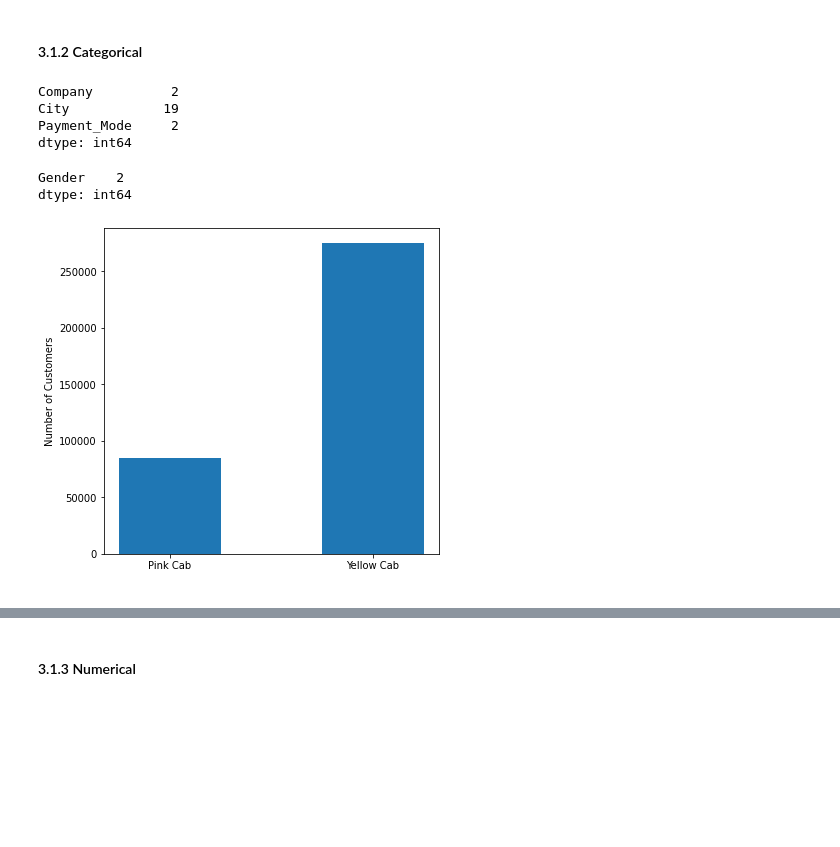
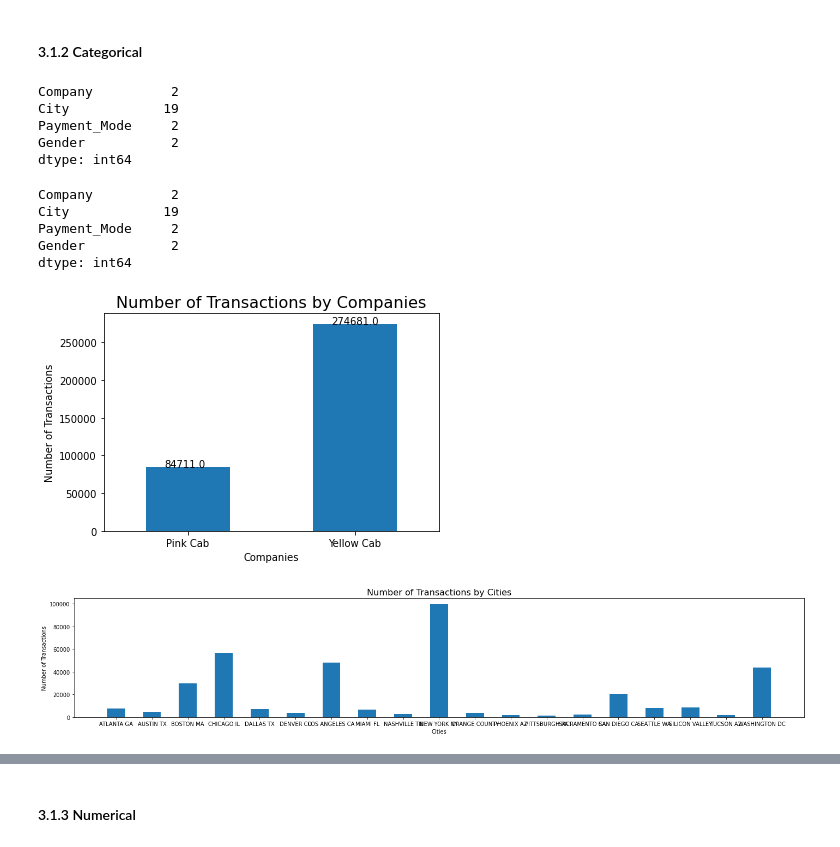
Before and after one commit to DataGlacier/VC, a Jupyter notebook: week2/W2_cab_investment_case_EDA.ipynb, the cells around one changed output, grey strips where cells are left out. Cells and saved outputs as stored; diff of their text form; code cells hidden in the pictures; blank space fills up the shorter version.

```diff
--- a/week2/W2_cab_investment_case_EDA.ipynb
+++ b/week2/W2_cab_investment_case_EDA.ipynb
@@ -144,10 +146,16 @@ Population    object
 Users         object
 dtype: object
 # %%
+# transform the text of numbers to numeric
 for i in df_city['Population']:
   df_city['Population'] = df_city['Population'].replace(',', '', regex=True)
   df_city['Population'] = pd.to_numeric(df_city['Population'])
 
-df_city.head()
+for i in df_city['Users']:
+  df_city['Users'] = df_city['Users'].replace(',', '', regex=True)
+  df_city['Users'] = pd.to_numeric(df_city['Users'])
+
+df_city = df_city.sort_values(by=['Population', 'Users'], ascending=False)
+df_city
 # %% [output]
 |  | City | Population | Users |
@@ -199,7 +205,8 @@ df.head()
 | 3 | 10000014 | 2016-01-07 | Pink Cab | ATLANTA GA | 33.17 | 377.40 | 351.602 | ... |
 | 4 | 10000015 | 2016-01-03 | Pink Cab | ATLANTA GA | 8.73 | 114.62 | 97.776 | ... |
 # %%
-df['Net Margin %'] = (df['Price Charged'] - df['Cost of Trip'])/df['Price Charged']*100
+#df['Net Margin %'] = (df['Price Charged'] - df['Cost of Trip'])/df['Price Charged']*100
+df['Profit'] = df['Price Charged'] - df['Cost of Trip']
 df.head()
 # %% [output]
 |  | Transaction ID | Date of Travel | Company | City | KM Travelled | Price Charged | Cost of Trip | ... |
@@ -208,3 +215,6 @@ df.head()
 | 2 | 10000013 | 2016-01-02 | Pink Cab | ATLANTA GA | 9.04 | 125.20 | 97.632 | ... |
 | 3 | 10000014 | 2016-01-07 | Pink Cab | ATLANTA GA | 33.17 | 377.40 | 351.602 | ... |
 | 4 | 10000015 | 2016-01-03 | Pink Cab | ATLANTA GA | 8.73 | 114.62 | 97.776 | ... |
+# %%
+df['Profit per KM'] = df['Profit']/df['KM Travelled']
+df.head()
@@ -280,27 +330,51 @@ dtype: int64
 # %% [markdown]
 #### 3.1.2 Categorical
 # %%
-# cardinality
-df[['Company', 'City', 'Payment_Mode']].nunique()
+# Cardinality
+df[['Company', 'City', 'Payment_Mode', 'Gender']].nunique()
 # %% [output]
 Company          2
 City            19
 Payment_Mode     2
+Gender           2
 dtype: int64
-# %%
-# cardinality
-df_dedupe[['Gender']].nunique()
-# %% [output]
-Gender    2
-dtype: int64
+# %%
+df_dedupe2[['Company', 'City', 'Payment_Mode', 'Gender']].nunique()
+# %% [output]
+Company          2
+City            19
+Payment_Mode     2
+Gender           2
+dtype: int64
+# %%
+# Unique Counts
+
+# 1.1 Number of Transactions by Companies
+plt.figure(figsize=(6,4))
+#bins = np.arange(3)-0.5
+bins = 2
+arr = plt.hist(df['Company'], bins, rwidth=.5)
+
+for i in range(bins):
+    plt.text(arr[1][i]+0.18,arr[0][i],str(arr[0][i]))
+
+plt.ylabel("Number of Transactions")
+plt.xlabel("Companies")
+plt.xticks([0.25, 0.75], ['Pink Cab', 'Yellow Cab'])
+plt.xlim(0,1)
+plt.title("Number of Transactions by Companies", fontsize=16)
+
+plt.show()
+# %% [output]
+[figure, added]
 # %%
-# unique counts
-# Company
-plt.figure(figsize=(6,6))
-plt.hist(df['Company'], bins=np.arange(3)-0.5, rwidth=.5)
-plt.ylabel("Number of Customers")
-plt.xlabel(" ")
+# 1.2 Number of Transactions by Cities
+plt.figure(figsize=(24,4))
+plt.hist(df['City'], np.arange(20)-0.5, rwidth=.5)
+plt.ylabel("Number of Transactions")
+plt.xlabel("Cities")
+plt.title("Number of Transactions by Cities", fontsize=16)
 
 plt.show()
 # %% [output]
-[figure, old version]
+[figure, new version]
```
Also changed, not shown: parts of 209 cells of this notebook.
